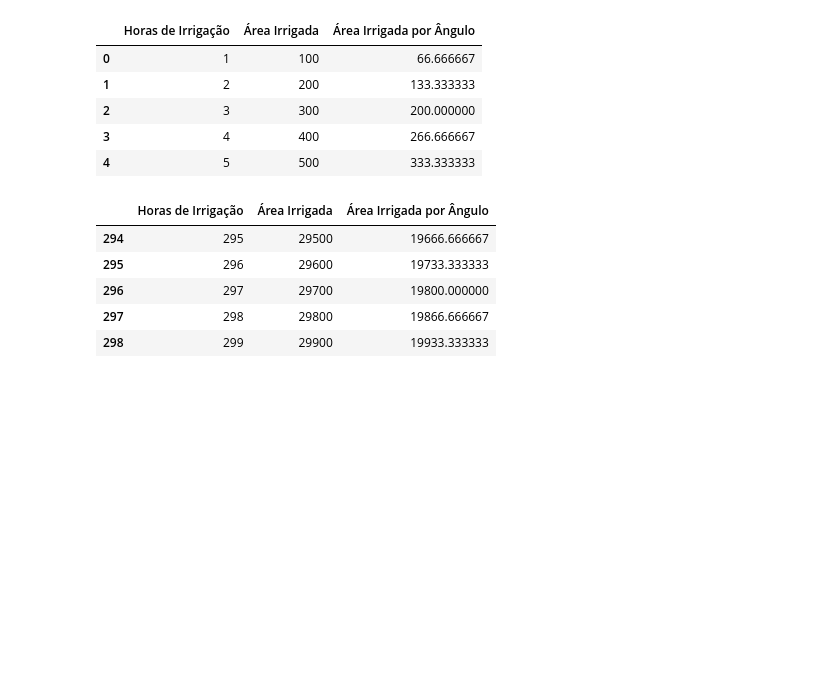
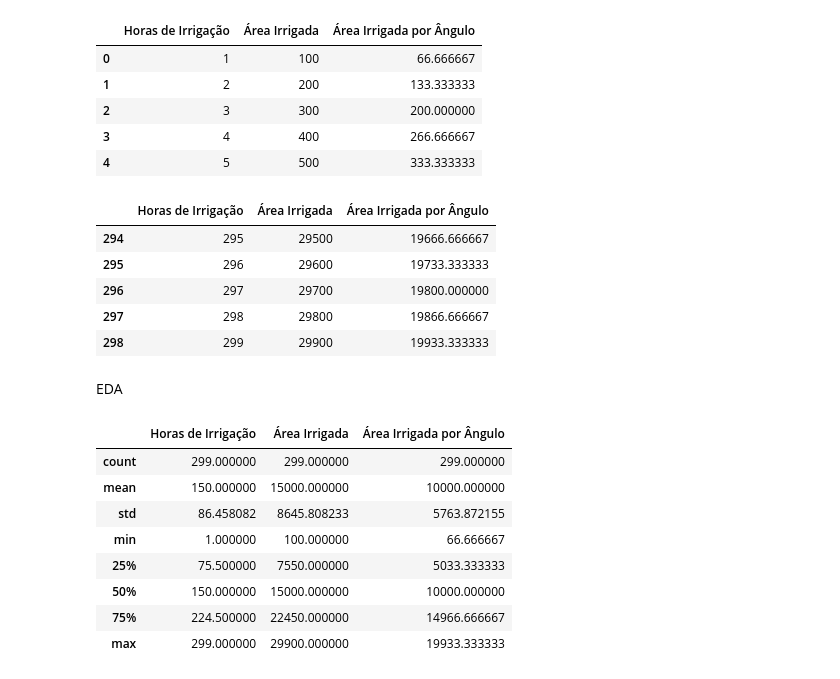
Before and after one commit to ana-ruth-bezerra/modelo_irrigacao, a Jupyter notebook: modelo_irrigacao.ipynb, the cells around one changed output. Saved outputs shown, nothing was run; the diff lists cells and outputs as text; code cells hidden in the pictures; blank space fills up the shorter version.

```diff
--- a/modelo_irrigacao.ipynb
+++ b/modelo_irrigacao.ipynb
@@ -49,3 +48,18 @@ df_irrigacao.tail()
 | 296 | 297 | 29700 | 19800.000000 |
 | 297 | 298 | 29800 | 19866.666667 |
 | 298 | 299 | 29900 | 19933.333333 |
+# %% [markdown]
+EDA
+# %%
+# Medidas estatísticas das variáveis
+df_irrigacao.describe()
+# %% [output]
+|  | Horas de Irrigação | Área Irrigada | Área Irrigada por Ângulo |
+| count | 299.000000 | 299.000000 | 299.000000 |
+| mean | 150.000000 | 15000.000000 | 10000.000000 |
+| std | 86.458082 | 8645.808233 | 5763.872155 |
+| min | 1.000000 | 100.000000 | 66.666667 |
+| 25% | 75.500000 | 7550.000000 | 5033.333333 |
+| 50% | 150.000000 | 15000.000000 | 10000.000000 |
+| 75% | 224.500000 | 22450.000000 | 14966.666667 |
+| max | 299.000000 | 29900.000000 | 19933.333333 |
```
Also changed, not shown: parts of 5 cells of this notebook.
